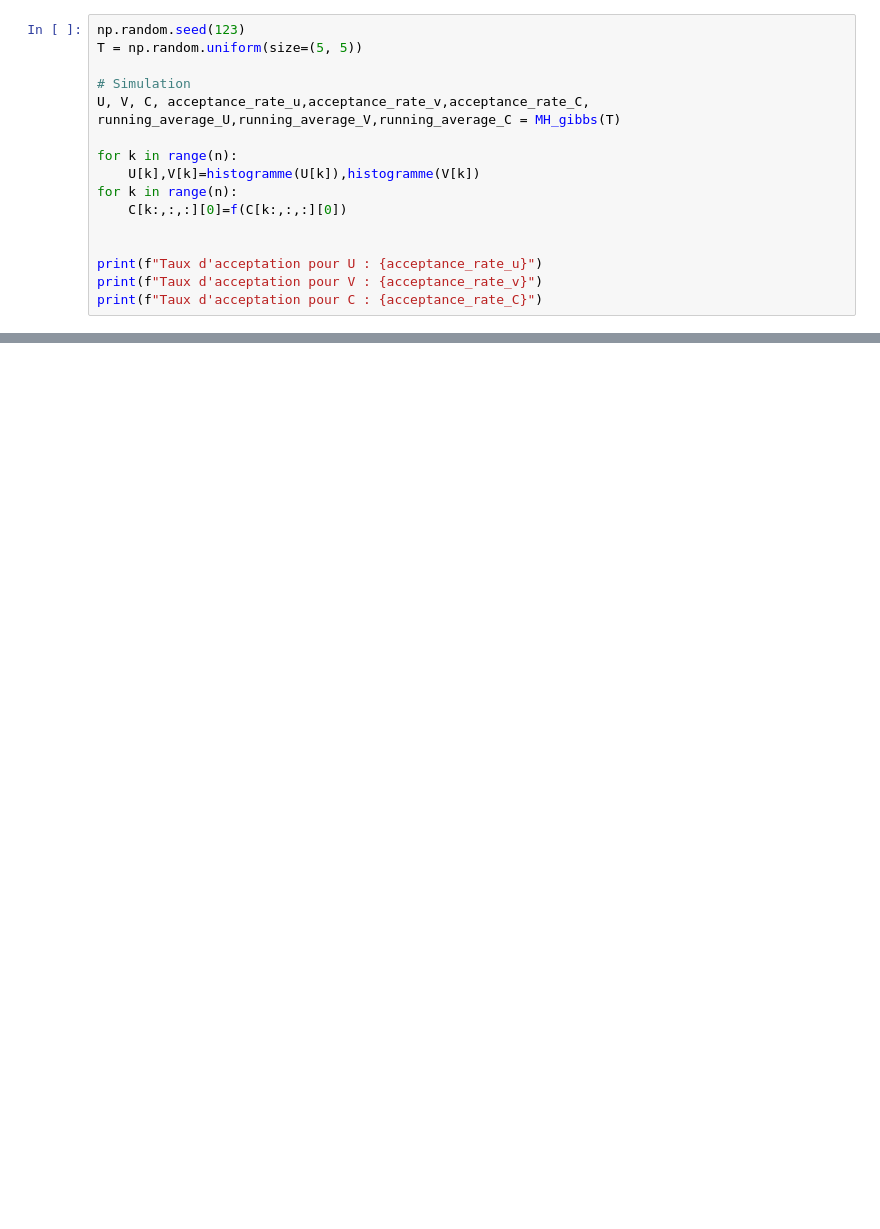
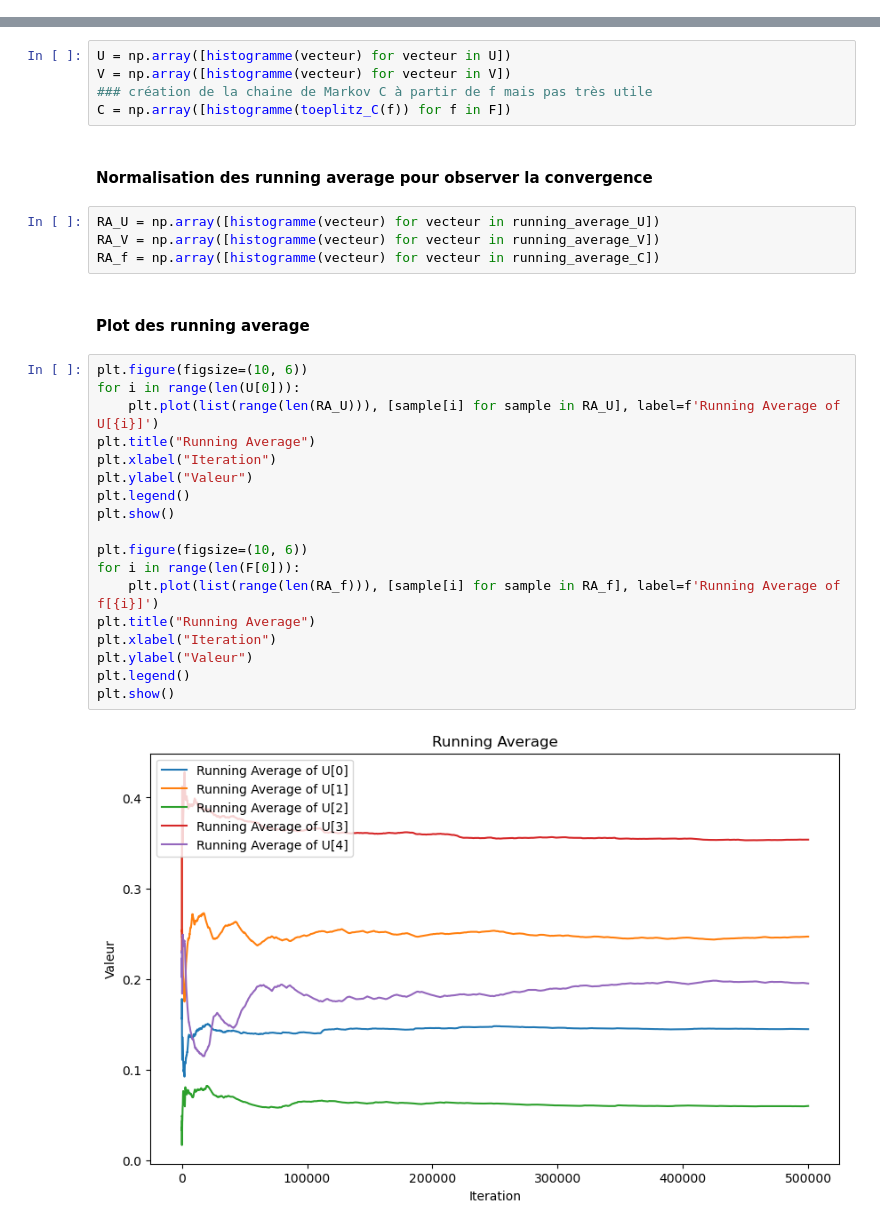
Before and after one commit to yassprogramme/Stat-App, a Jupyter notebook: codes/MH_GIBBS_simulations.ipynb, the cells around one changed output, grey strips where cells are left out. Cells and saved outputs as stored; diff of their text form; blank space fills up the shorter version.

```diff
--- a/codes/MH_GIBBS_simulations.ipynb
+++ b/codes/MH_GIBBS_simulations.ipynb
@@ -102,16 +47,0 @@ def f(C):
-# %%
-np.random.seed(123)
-T = np.random.uniform(size=(5, 5))
-
-# Simulation
-U, V, C, acceptance_rate_u,acceptance_rate_v,acceptance_rate_C, running_average_U,running_average_V,running_average_C = MH_gibbs(T)
-
-for k in range(n):
-    U[k],V[k]=histogramme(U[k]),histogramme(V[k])
-for k in range(n):
-    C[k:,:,:][0]=f(C[k:,:,:][0])
-
-
-print(f"Taux d'acceptation pour U : {acceptance_rate_u}")
-print(f"Taux d'acceptation pour V : {acceptance_rate_v}")
-print(f"Taux d'acceptation pour C : {acceptance_rate_C}")
@@ -121,0 +147,33 @@ Taux d'acceptation pour C : 0.25979
+# %%
+U = np.array([histogramme(vecteur) for vecteur in U])
+V = np.array([histogramme(vecteur) for vecteur in V])
+### création de la chaine de Markov C à partir de f mais pas très utile
+C = np.array([histogramme(toeplitz_C(f)) for f in F])
+# %% [markdown]
+#### Normalisation des running average pour observer la convergence
+# %%
+RA_U = np.array([histogramme(vecteur) for vecteur in running_average_U])
+RA_V = np.array([histogramme(vecteur) for vecteur in running_average_V])
+RA_f = np.array([histogramme(vecteur) for vecteur in running_average_C])
+# %% [markdown]
+#### Plot des running average
+# %%
+plt.figure(figsize=(10, 6))
+for i in range(len(U[0])):
+    plt.plot(list(range(len(RA_U))), [sample[i] for sample in RA_U], label=f'Running Average of U[{i}]')
+plt.title("Running Average")
+plt.xlabel("Iteration")
+plt.ylabel("Valeur")
+plt.legend()
+plt.show()
+
+plt.figure(figsize=(10, 6))
+for i in range(len(F[0])):
+    plt.plot(list(range(len(RA_f))), [sample[i] for sample in RA_f], label=f'Running Average of f[{i}]')
+plt.title("Running Average")
+plt.xlabel("Iteration")
+plt.ylabel("Valeur")
+plt.legend()
+plt.show()
+# %% [output]
+[figure, added]
```
Also changed, not shown: parts of 27 cells of this notebook, 8 other files.
